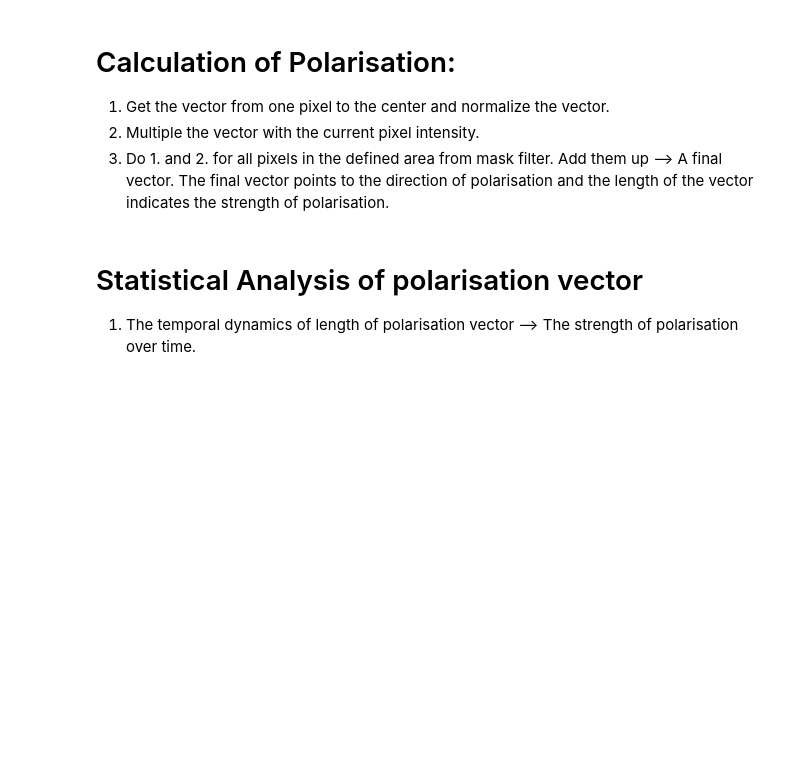
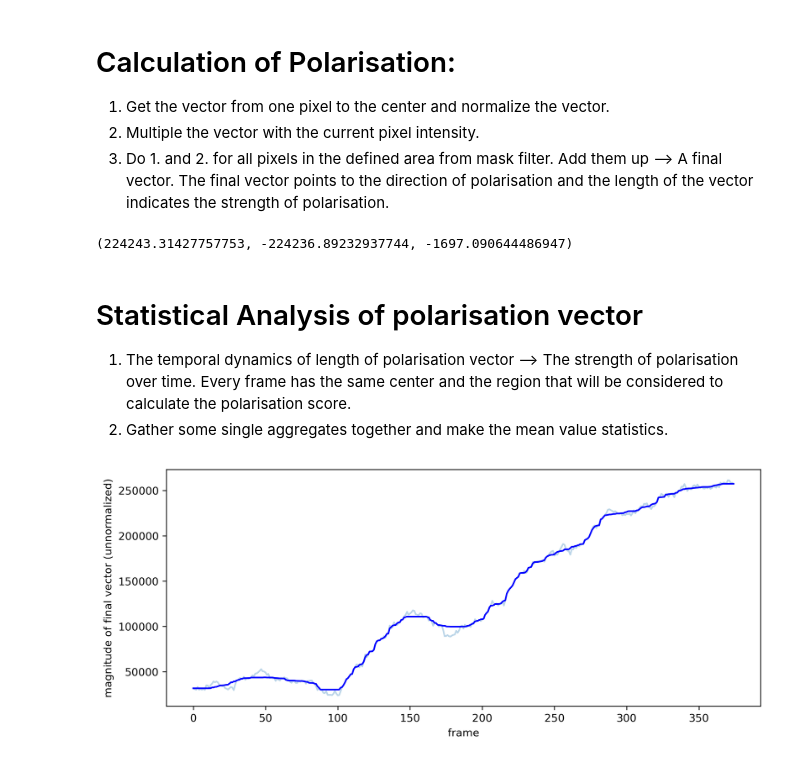
Before and after one commit to rzhou-space/PIV_analysis_headon_data, a Jupyter notebook: Polarisation/Polarisation.ipynb, the cells around one changed output. Saved outputs shown, nothing was run; the diff lists cells and outputs as text; code cells hidden in the pictures; blank space fills up the shorter version.

```diff
--- a/Polarisation/Polarisation.ipynb
+++ b/Polarisation/Polarisation.ipynb
@@ -89,3 +123,29 @@ The final vector points to the direction of polarisation and the length of the v
+# %%
+polarisation_vector(65, 50, 40, single_aggregate[300])
+# %% [output]
+(224243.31427757753, -224236.89232937744, -1697.090644486947)
 # %% [markdown]
 # Statistical Analysis of polarisation vector
-1. The temporal dynamics of length of polarisation vector --> The strength of polarisation over time.
+1. The temporal dynamics of length of polarisation vector --> The strength of polarisation over time. Every frame has the same center and the region that will be considered to calculate the polarisation score.
+2. Gather some single aggregates together and make the mean value statistics.
+# %%
+def temperal_polarisation(img_series, center_x, center_y, radius):
+
+    total_frame = np.shape(img_series)[0]
+
+    polarisation_score = []
+    for i in range(total_frame):
+        polarisation_score.append(polarisation_vector(center_x, center_y, radius, img_series[i])[0])
+
+    plt.figure(figsize=(10, 4), dpi=300)
+    plt.plot(polarisation_score, alpha=0.3, zorder=0)
+    plt.plot(median_filter(polarisation_score, size=30, mode="nearest"), c="blue", zorder=1)
+    plt.xlabel("frame")
+    plt.ylabel("magnitude of final vector (unnormalized)")
+    plt.show()
+
+    # return ppolarisation_score
+# %%
+temperal_polarisation(single_aggregate, 65, 50, 40)
+# %% [output]
+[figure, added]
```
Also changed, not shown: parts of 5 cells of this notebook.
